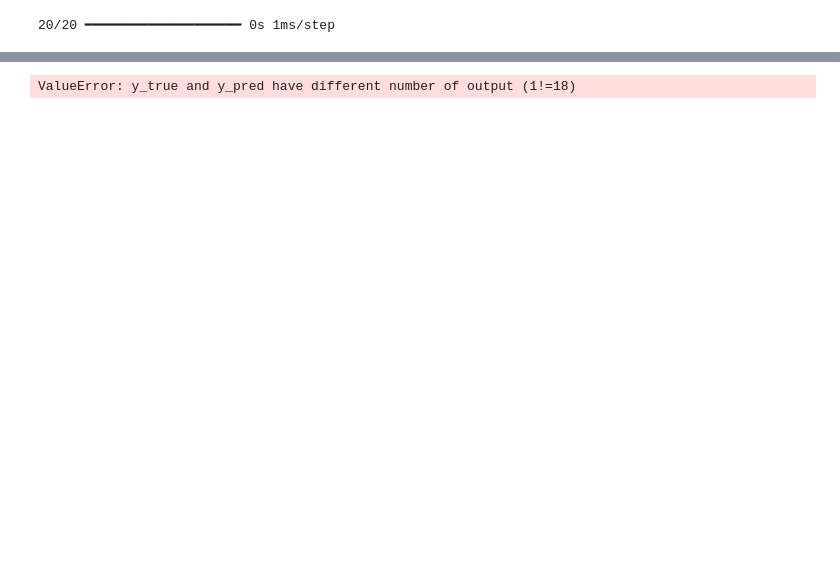
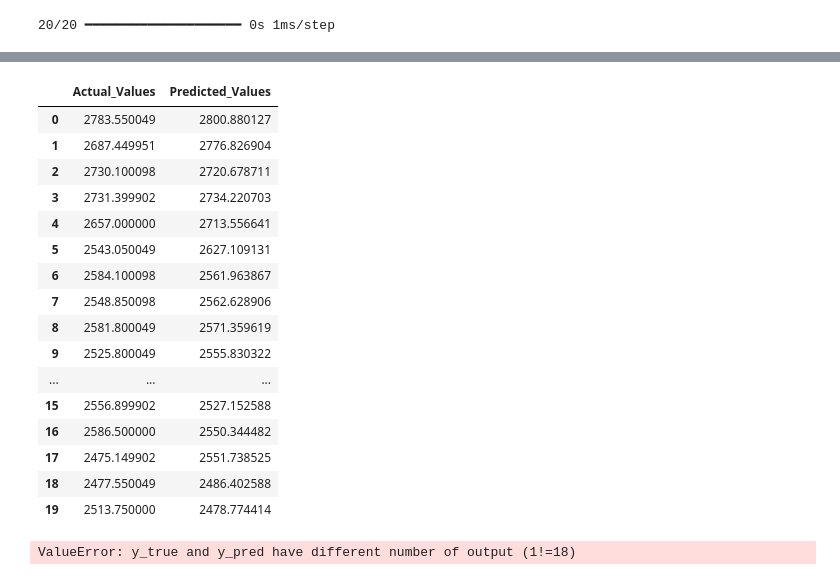
Before and after one commit to Ajayrajc1998/multivariate_LSTM, a Jupyter notebook: notebook988f384b51.ipynb, the cells around one changed output, grey strips where cells are left out. Saved outputs shown, nothing was run; the diff lists cells and outputs as text; code cells hidden in the pictures; blank space fills up the shorter version.

```diff
--- a/notebook988f384b51.ipynb
+++ b/notebook988f384b51.ipynb
@@ -556 +522,22 @@ array([2783.55  , 2687.45  , 2730.1   , 2731.4   , 2657.    , 2543.05  ,
+# %%
+predicted_df=pd.DataFrame({'Actual_Values':inverse_test_y,'Predicted_Values':inverse_predict_y})
+predicted_df.head(20)
+# %% [output]
+|  | Actual_Values | Predicted_Values |
+| 0 | 2783.550049 | 2800.880127 |
+| 1 | 2687.449951 | 2776.826904 |
+| 2 | 2730.100098 | 2720.678711 |
+| 3 | 2731.399902 | 2734.220703 |
+| 4 | 2657.000000 | 2713.556641 |
+| 5 | 2543.050049 | 2627.109131 |
+| 6 | 2584.100098 | 2561.963867 |
+| 7 | 2548.850098 | 2562.628906 |
+| 8 | 2581.800049 | 2571.359619 |
+| 9 | 2525.800049 | 2555.830322 |
+| ... | ... | ... |
+| 15 | 2556.899902 | 2527.152588 |
+| 16 | 2586.500000 | 2550.344482 |
+| 17 | 2475.149902 | 2551.738525 |
+| 18 | 2477.550049 | 2486.402588 |
+| 19 | 2513.750000 | 2478.774414 |
 # %%
```
Also changed, not shown: parts of 35 cells of this notebook.
